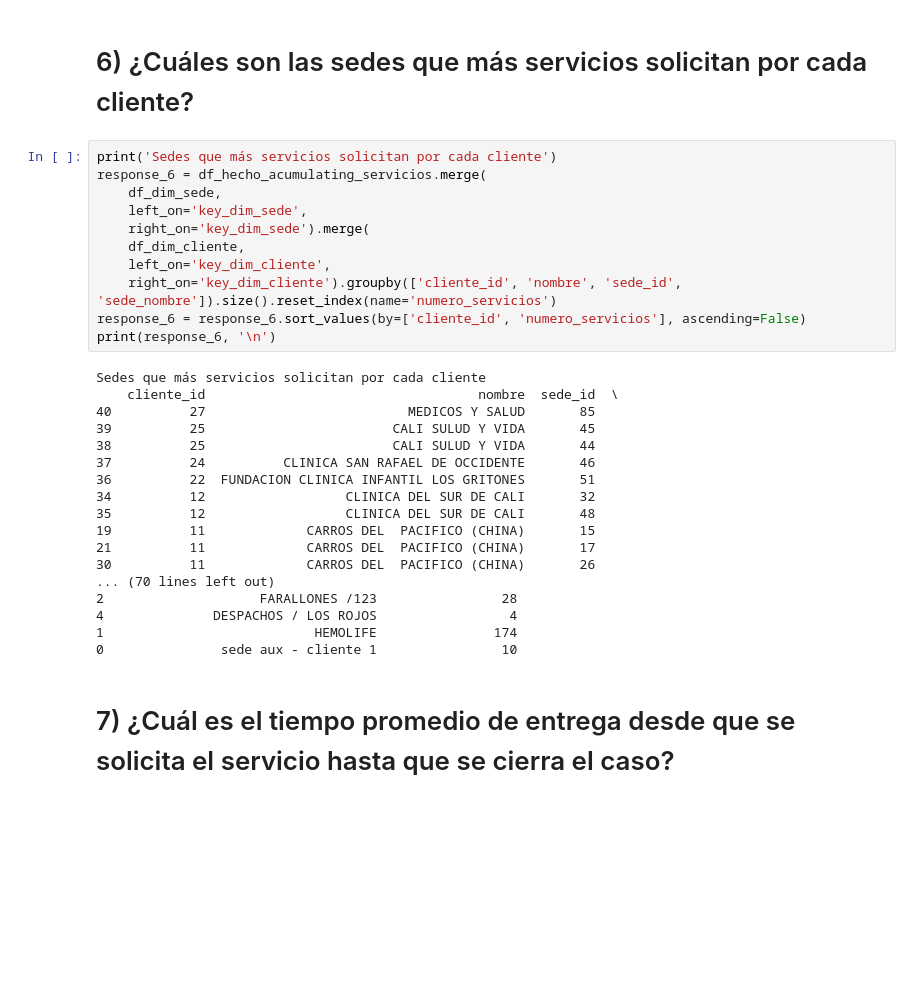
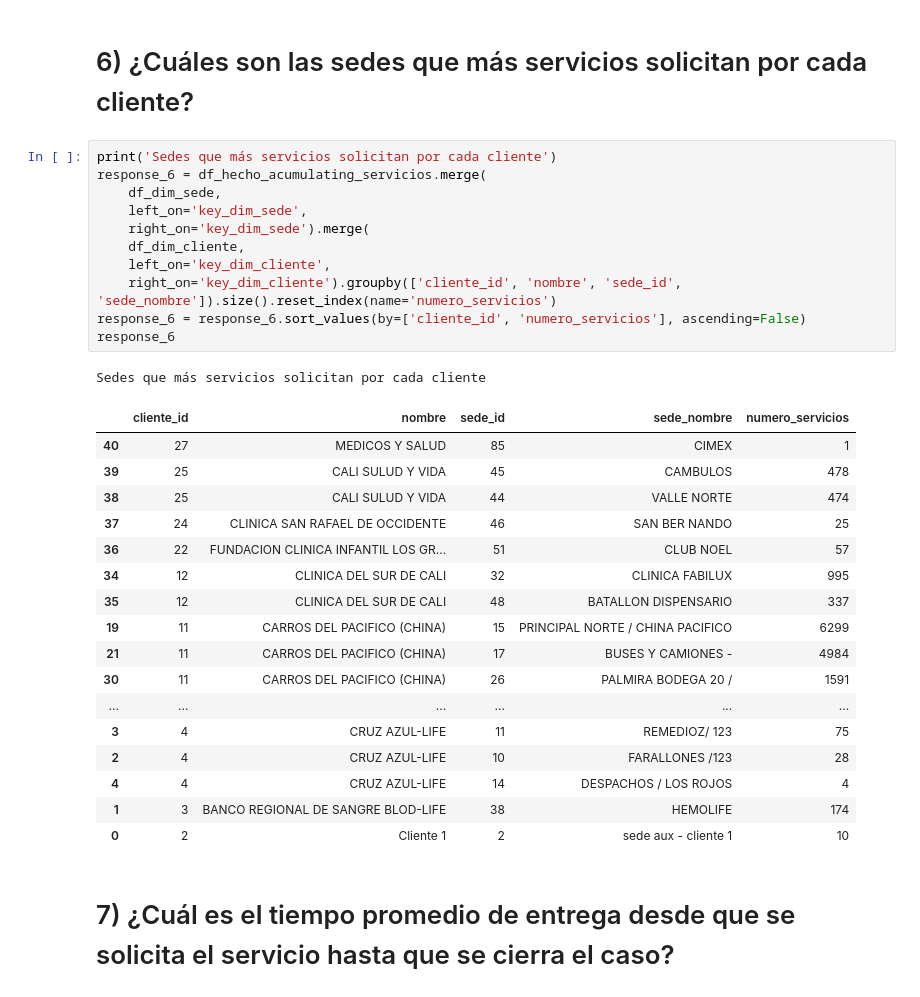
Before and after one commit to NathaMoraHSB/ETL-RapidosYFuriosos, a Jupyter notebook: notebooks/Visualizacion_respuestas.ipynb, the cells around one changed output. Cells and saved outputs as stored; diff of their text form; blank space fills up the shorter version.

```diff
--- a/notebooks/Visualizacion_respuestas.ipynb
+++ b/notebooks/Visualizacion_respuestas.ipynb
@@ -202,32 +188,33 @@ Mensajeros más eficientes
 # %%
 print('Sedes que más servicios solicitan por cada cliente')
 response_6 = df_hecho_acumulating_servicios.merge(
     df_dim_sede,
     left_on='key_dim_sede',
     right_on='key_dim_sede').merge(
     df_dim_cliente,
     left_on='key_dim_cliente',
     right_on='key_dim_cliente').groupby(['cliente_id', 'nombre', 'sede_id', 'sede_nombre']).size().reset_index(name='numero_servicios')
 response_6 = response_6.sort_values(by=['cliente_id', 'numero_servicios'], ascending=False)
-print(response_6, '\n')
+response_6
 # %% [output]
 Sedes que más servicios solicitan por cada cliente
-    cliente_id                                   nombre  sede_id  \
-40          27                          MEDICOS Y SALUD       85
-39          25                        CALI SULUD Y VIDA       45
-38          25                        CALI SULUD Y VIDA       44
-37          24          CLINICA SAN RAFAEL DE OCCIDENTE       46
-36          22  FUNDACION CLINICA INFANTIL LOS GRITONES       51
-34          12                  CLINICA DEL SUR DE CALI       32
-35          12                  CLINICA DEL SUR DE CALI       48
-19          11             CARROS DEL  PACIFICO (CHINA)       15
-21          11             CARROS DEL  PACIFICO (CHINA)       17
-30          11             CARROS DEL  PACIFICO (CHINA)       26
-... (70 lines left out)
-2                    FARALLONES /123                28
-4              DESPACHOS / LOS ROJOS                 4
-1                           HEMOLIFE               174
-0               sede aux - cliente 1                10
+|  | cliente_id | nombre | sede_id | sede_nombre | numero_servicios |
+| 40 | 27 | MEDICOS Y SALUD | 85 | CIMEX | 1 |
+| 39 | 25 | CALI SULUD Y VIDA | 45 | CAMBULOS | 478 |
+| 38 | 25 | CALI SULUD Y VIDA | 44 | VALLE NORTE | 474 |
+| 37 | 24 | CLINICA SAN RAFAEL DE OCCIDENTE | 46 | SAN BER NANDO | 25 |
+| 36 | 22 | FUNDACION CLINICA INFANTIL LOS GR... | 51 | CLUB NOEL | 57 |
+| 34 | 12 | CLINICA DEL SUR DE CALI | 32 | CLINICA FABILUX | 995 |
+| 35 | 12 | CLINICA DEL SUR DE CALI | 48 | BATALLON DISPENSARIO | 337 |
+| 19 | 11 | CARROS DEL PACIFICO (CHINA) | 15 | PRINCIPAL NORTE / CHINA PACIFICO | 6299 |
+| 21 | 11 | CARROS DEL PACIFICO (CHINA) | 17 | BUSES Y CAMIONES - | 4984 |
+| 30 | 11 | CARROS DEL PACIFICO (CHINA) | 26 | PALMIRA BODEGA 20 / | 1591 |
+| ... | ... | ... | ... | ... | ... |
+| 3 | 4 | CRUZ AZUL-LIFE | 11 | REMEDIOZ/ 123 | 75 |
+| 2 | 4 | CRUZ AZUL-LIFE | 10 | FARALLONES /123 | 28 |
+| 4 | 4 | CRUZ AZUL-LIFE | 14 | DESPACHOS / LOS ROJOS | 4 |
+| 1 | 3 | BANCO REGIONAL DE SANGRE BLOD-LIFE | 38 | HEMOLIFE | 174 |
+| 0 | 2 | Cliente 1 | 2 | sede aux - cliente 1 | 10 |
 # %% [markdown]
 # 7) ¿Cuál es el tiempo promedio de entrega desde que se solicita el servicio hasta que se cierra el caso?
 # %%
```
Also changed, not shown: parts of 7 cells of this notebook.
